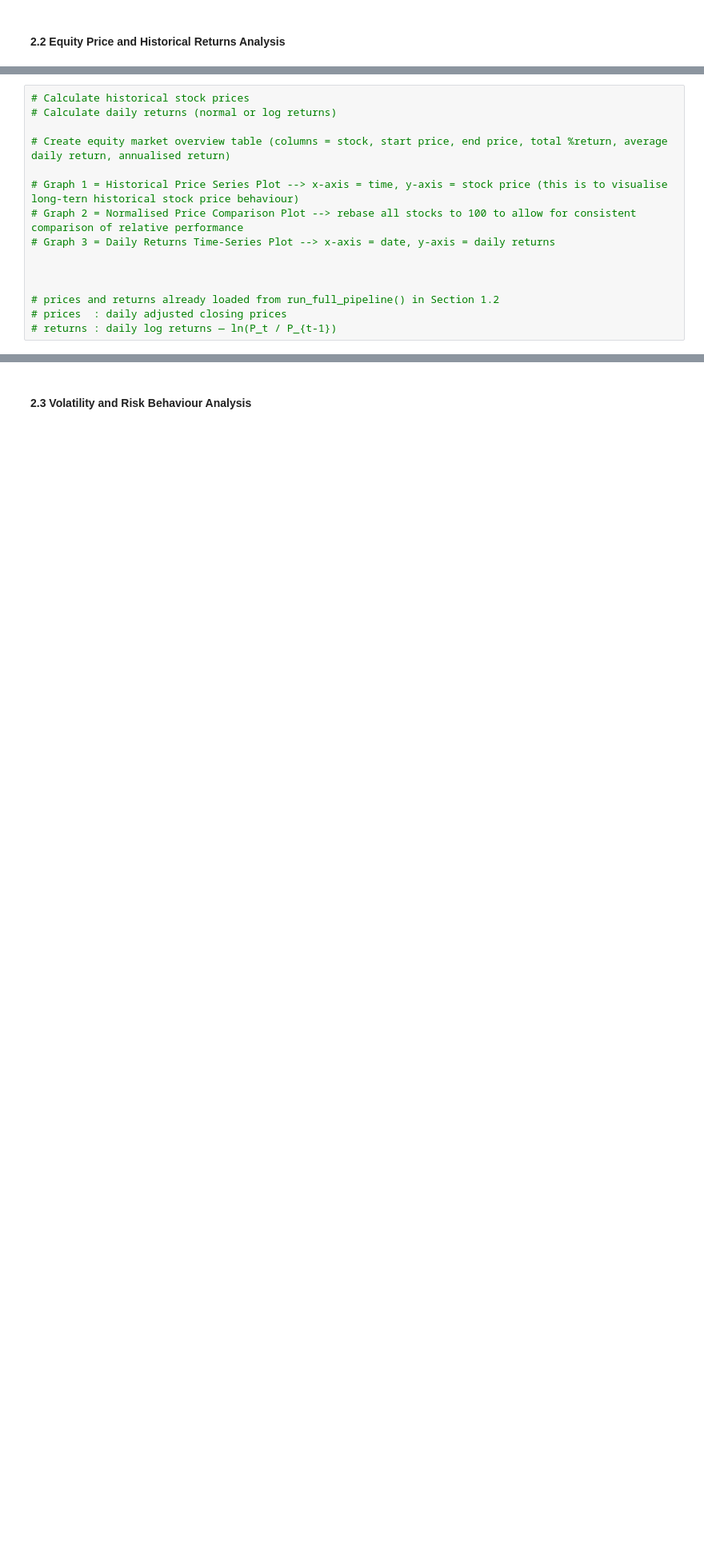
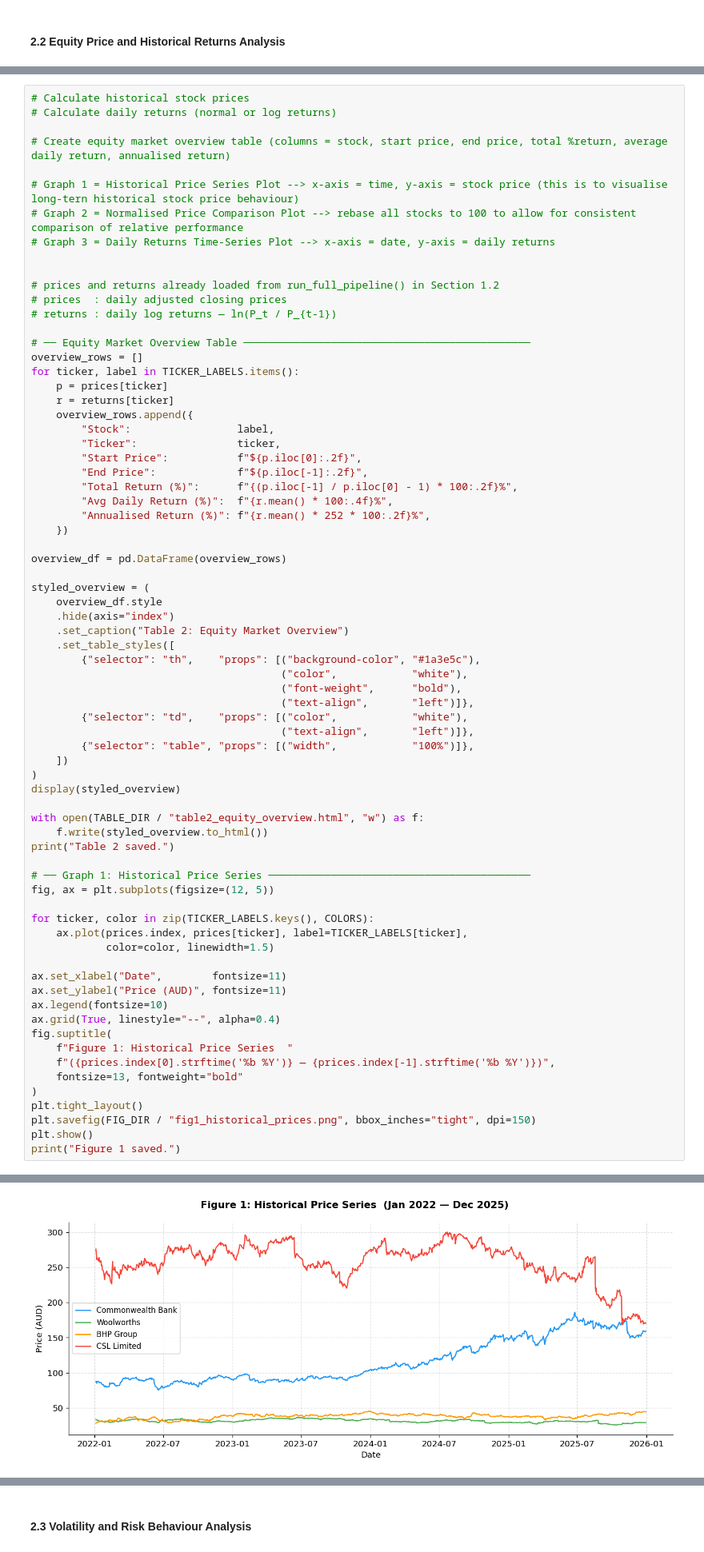
Before and after one commit to Gene2007/FINM3422-Project-3-Derivative-Platform, a Jupyter notebook: notebooks/market_data_and_yield_curve.ipynb, the cells around one changed output, grey strips where cells are left out. Shown at 80% size. Cells and saved outputs as stored; diff of their text form; blank space fills up the shorter version.

Commit message:
feat(section-2): generate historical price series, normalised price comparison, and daily log return visualisations

```diff
--- a/notebooks/market_data_and_yield_curve.ipynb
+++ b/notebooks/market_data_and_yield_curve.ipynb
@@ -366,7 +366,65 @@ Table 1 saved.
 # Graph 3 = Daily Returns Time-Series Plot --> x-axis = date, y-axis = daily returns
 
 
-
 # prices and returns already loaded from run_full_pipeline() in Section 1.2
 # prices  : daily adjusted closing prices
 # returns : daily log returns — ln(P_t / P_{t-1})
+
+# ── Equity Market Overview Table ──────────────────────────────────────────────
+overview_rows = []
+for ticker, label in TICKER_LABELS.items():
+    p = prices[ticker]
+    r = returns[ticker]
+    overview_rows.append({
+        "Stock":                 label,
+        "Ticker":                ticker,
+        "Start Price":           f"${p.iloc[0]:.2f}",
+        "End Price":             f"${p.iloc[-1]:.2f}",
+        "Total Return (%)":      f"{(p.iloc[-1] / p.iloc[0] - 1) * 100:.2f}%",
+        "Avg Daily Return (%)":  f"{r.mean() * 100:.4f}%",
+        "Annualised Return (%)": f"{r.mean() * 252 * 100:.2f}%",
+    })
+
+overview_df = pd.DataFrame(overview_rows)
+
+styled_overview = (
+    overview_df.style
+    .hide(axis="index")
+    .set_caption("Table 2: Equity Market Overview")
+    .set_table_styles([
+        {"selector": "th",    "props": [("background-color", "#1a3e5c"),
+                                        ("color",            "white"),
+                                        ("font-weight",      "bold"),
+                                        ("text-align",       "left")]},
+        {"selector": "td",    "props": [("color",            "white"),
+                                        ("text-align",       "left")]},
+        {"selector": "table", "props": [("width",            "100%")]},
+    ])
+)
+display(styled_overview)
+
+with open(TABLE_DIR / "table2_equity_overview.html", "w") as f:
+    f.write(styled_overview.to_html())
+print("Table 2 saved.")
+
+# ── Graph 1: Historical Price Series ──────────────────────────────────────────
+fig, ax = plt.subplots(figsize=(12, 5))
+
+for ticker, color in zip(TICKER_LABELS.keys(), COLORS):
+    ax.plot(prices.index, prices[ticker], label=TICKER_LABELS[ticker],
+            color=color, linewidth=1.5)
+
+ax.set_xlabel("Date",        fontsize=11)
+ax.set_ylabel("Price (AUD)", fontsize=11)
+ax.legend(fontsize=10)
+ax.grid(True, linestyle="--", alpha=0.4)
+fig.suptitle(
+    f"Figure 1: Historical Price Series  "
+    f"({prices.index[0].strftime('%b %Y')} — {prices.index[-1].strftime('%b %Y')})",
+    fontsize=13, fontweight="bold"
+)
+plt.tight_layout()
+plt.savefig(FIG_DIR / "fig1_historical_prices.png", bbox_inches="tight", dpi=150)
+plt.show()
+print("Figure 1 saved.")
+# %% [output]
@@ -372,0 +438 @@ Table 1 saved.
+[figure, added]
```
Also changed, not shown: parts of 3 cells of this notebook, 4 other files.
